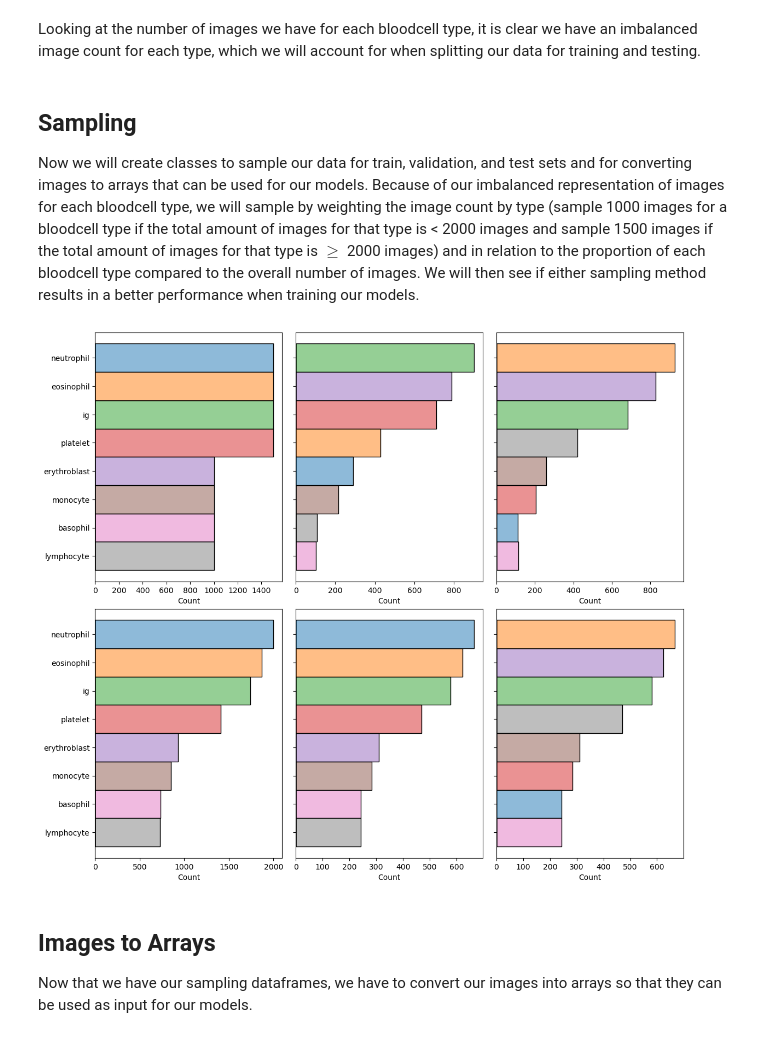
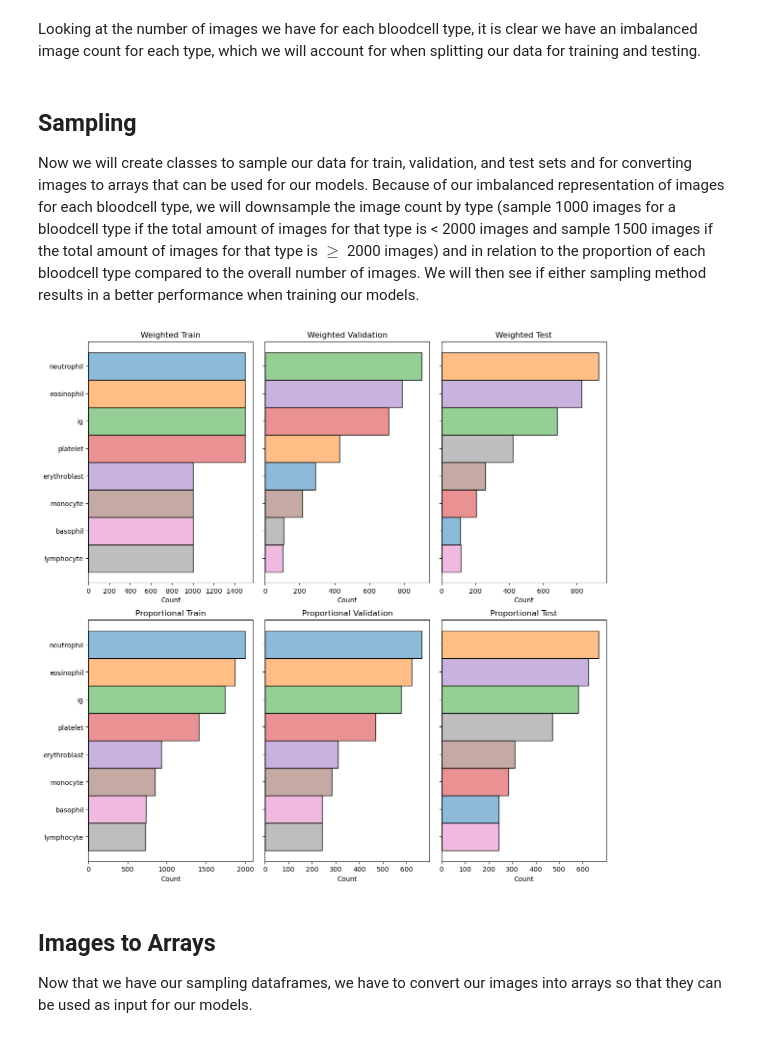
Before and after one commit to amayjain/Bloodcells, a Jupyter notebook: Baby_Final.ipynb, the cells around one changed output. Saved outputs shown, nothing was run; the diff lists cells and outputs as text; code cells hidden in the pictures.

```diff
--- a/Baby_Final.ipynb
+++ b/Baby_Final.ipynb
@@ -193,11 +193,11 @@ Looking at the number of images we have for each bloodcell type, it is clear we
 # %% [markdown]
 ## Sampling
 
-Now we will create classes to sample our data for train, validation, and test sets and for converting images to arrays that can be used for our models. Because of our imbalanced representation of images for each bloodcell type, we will sample by weighting the image count by type (sample 1000 images for a bloodcell type if the total amount of images for that type is < 2000 images and sample 1500 images if the total amount of images for that type is $\ge$ 2000 images) and in relation to the proportion of each bloodcell type compared to the overall number of images. We will then see if either sampling method results in a better performance when training our models.
+Now we will create classes to sample our data for train, validation, and test sets and for converting images to arrays that can be used for our models. Because of our imbalanced representation of images for each bloodcell type, we will downsample the image count by type (sample 1000 images for a bloodcell type if the total amount of images for that type is < 2000 images and sample 1500 images if the total amount of images for that type is $\ge$ 2000 images) and in relation to the proportion of each bloodcell type compared to the overall number of images. We will then see if either sampling method results in a better performance when training our models.
 # %%
 class Sampling:
     '''
-    Samples a bloodcell dataframe either by weighting or proportionally selecting the image count by bloodcell type
+    Samples a bloodcell dataframe either by down-sampling or proportionally selecting the image count by bloodcell type
 
     Methods:
         1) __init__: initialize the data and sampling method
@@ -209,7 +209,7 @@ class Sampling:
 
         self.data = data # bloodcell dataframe to sample
 
-        self.sampling_method = sampling_method # weighted or porportional
+        self.sampling_method = sampling_method # downsample or porportional
 
     def sample_data(self, sampling_percent = 0.8):
 
@@ -232,8 +232,8 @@ class Sampling:
         # Will store training dataframes to concatenate later
         train_dfs = []
 
-        # Weighted sampling
-        if self.sampling_method == 'weighted':
+        # Down sampling
+        if self.sampling_method == 'down':
 
             # Loop through each bloodcell type
             for i in range(len(category_counts)):
@@ -327,35 +327,41 @@ class Sampling:
         return train, validation, test
 # %%
 # Initialize sampling objects
-weighted_sampling = Sampling(df, 'weighted')
+down_sampling = Sampling(df, 'weighted')
 proportional_sampling = Sampling(df, 'proportional')
 
 # Create train, val, test dataframes for both sampling methods
-weighted_train, weighted_val, weighted_test = weighted_sampling.sample_data()
+down_train, weighted_val, weighted_test = weighted_sampling.sample_data()
 prop_train, prop_val, prop_test = proportional_sampling.sample_data()
 # %%
 fig, ax = plt.subplots(2, 3, sharey = True, figsize = (12, 12))
 
 sns.histplot(data = weighted_train, y = 'type_category', hue = 'type_category', ax = ax[0, 0])
 ax[0, 0].get_legend().set_visible(False)
 ax[0, 0].set(ylabel = '')
+ax[0, 0].set_title('Weighted Train')
 sns.histplot(data = weighted_val, y = 'type_category', hue = 'type_category', ax = ax[0, 1])
 ax[0, 1].get_legend().set_visible(False)
+ax[0, 1].set_title('Weighted Validation')
 sns.histplot(data = weighted_test, y = 'type_category', hue = 'type_category', ax = ax[0, 2])
 ax[0, 2].get_legend().set_visible(False)
+ax[0, 2].set_title('Weighted Test')
 
 sns.histplot(data = prop_train, y = 'type_category', hue = 'type_category', ax = ax[1, 0])
 ax[1, 0].get_legend().set_visible(False)
 ax[1, 0].set(ylabel = '')
+ax[1, 0].set_title('Proportional Train')
 sns.histplot(data = prop_val, y = 'type_category', hue = 'type_category', ax = ax[1, 1])
 ax[1, 1].get_legend().set_visible(False)
+ax[1, 1].set_title('Proportional Validation')
 sns.histplot(data = prop_test, y = 'type_category', hue = 'type_category', ax = ax[1, 2])
 ax[1, 2].get_legend().set_visible(False)
+ax[1, 2].set_title('Proportional Test')
 
 plt.tight_layout()
-plt.subplots_adjust(top = 0.85, bottom = 0.05)
+plt.subplots_adjust(top = 0.95, bottom = 0.05)
 # %% [output]
-[figure, old version]
+[figure, new version]
 # %% [markdown]
 ## Images to Arrays
 Now that we have our sampling dataframes, we have to convert our images into arrays so that they can be used as input for our models.
```
